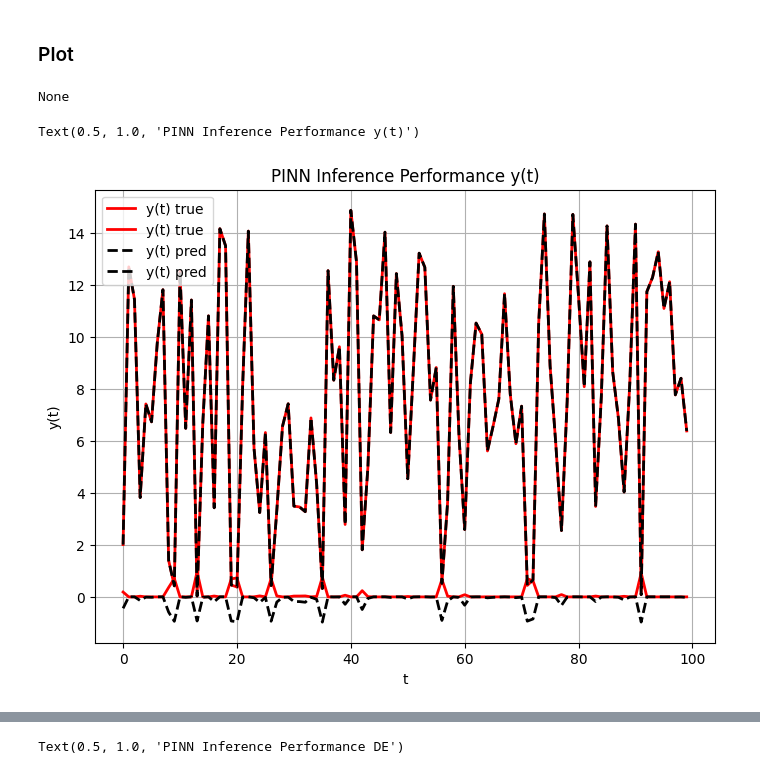
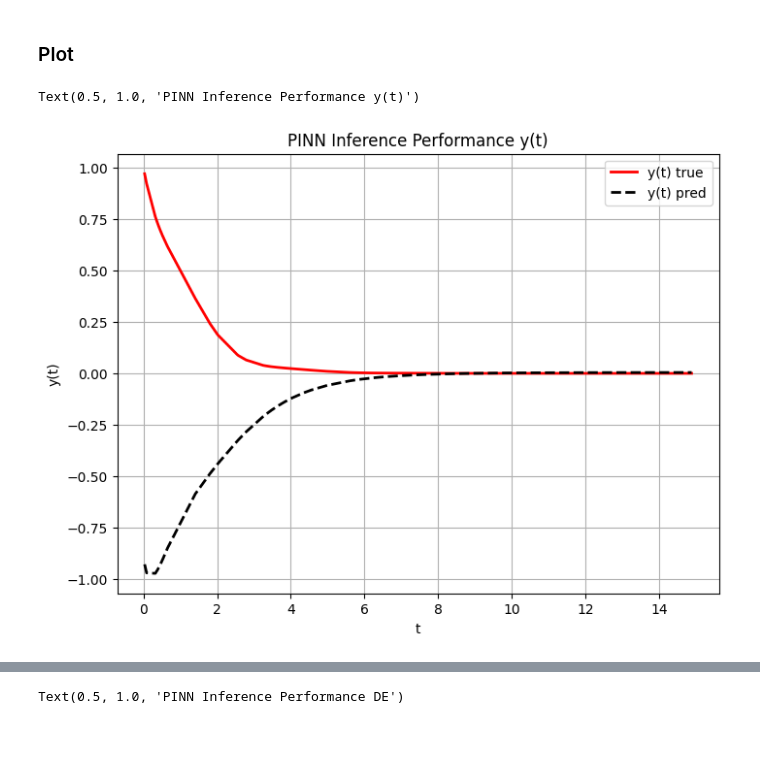
Before and after one commit to CS-433/ml-project-2-hapinness, a Jupyter notebook: Cauchy_1D_Inference_D.ipynb, the cells around one changed output, grey strips where cells are left out. Saved outputs shown, nothing was run; the diff lists cells and outputs as text; code cells hidden in the pictures; blank space fills up the shorter version.

Commit message:
plot ok error sign for y_pred

```diff
--- a/Cauchy_1D_Inference_D.ipynb
+++ b/Cauchy_1D_Inference_D.ipynb
@@ -237,20 +237,22 @@ MSE Error y(t): 3.110755e-01
 MSE Error y''(t) + 2y'(t) + y(t): 3.768212e-04
 # %% [markdown]
 ### Plot
-# %%
-print(np.hstack([t_f,y_f]).sort(axis=0))
-# %% [output]
-None
+# %%
+together = np.hstack([t_f,y_f])
+together = together[together[:, 0].argsort()]
+
+together1 = np.hstack([t_f,y_pred])
+together1 = together1[together1[:, 0].argsort()]
 # %%
 import matplotlib.pyplot as plt
 plt.figure(figsize=(8, 6), dpi=100)
-plt.plot(np.hstack([t_f,y_f]), color="red", linewidth=2, label='y(t) true')
-plt.plot(np.hstack([t_f,y_pred]), color="black",linestyle='--', linewidth=2, label='y(t) pred')
+plt.plot(together[:,0],together[:,1], color="red", linewidth=2, label='y(t) true')
+plt.plot(together1[:,0], together1[:,1],color="black",linestyle='--', linewidth=2, label='y(t) pred')
 plt.legend()
 plt.grid()
 plt.xlabel("t")
 plt.ylabel("y(t)")
 plt.title("PINN Inference Performance y(t)")
 # %% [output]
 Text(0.5, 1.0, 'PINN Inference Performance y(t)')
-[figure, old version]
+[figure, new version]
```
Also changed, not shown: parts of 2 cells of this notebook.
